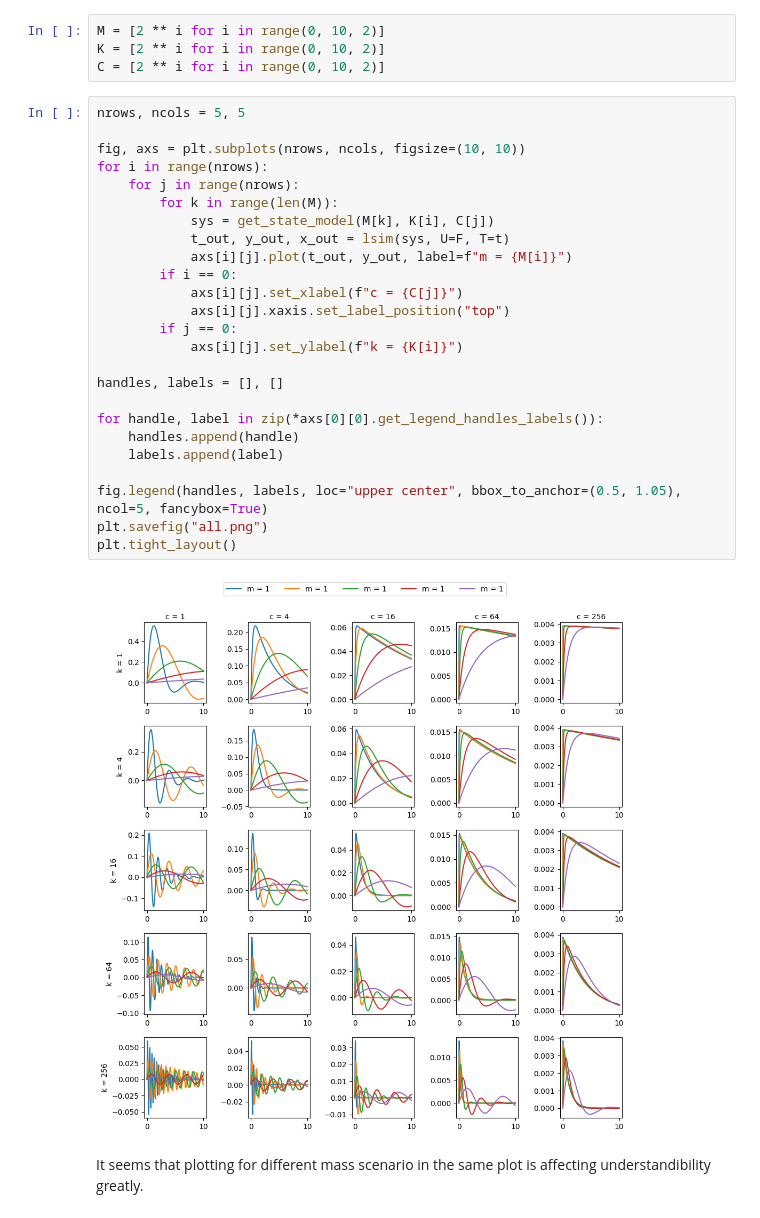
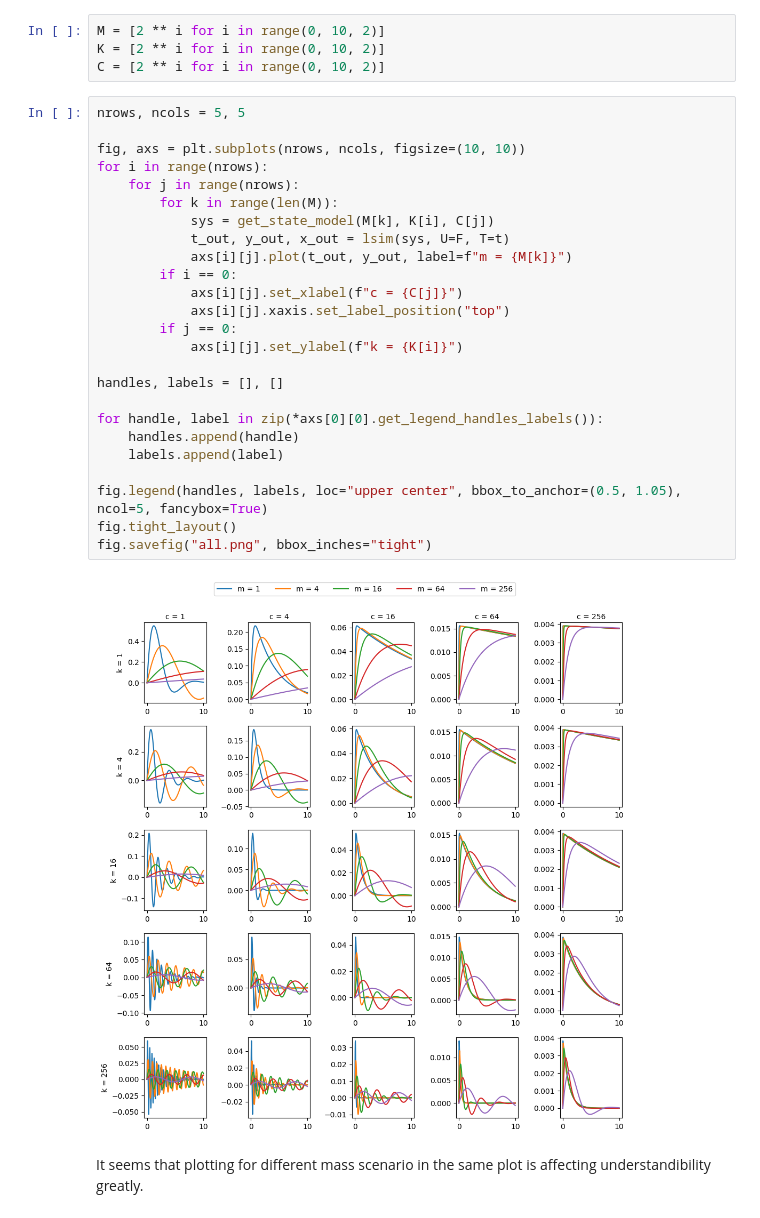
Before and after one commit to Arktetra/notebooks, a Jupyter notebook: 7_spring_damper_system_sim.ipynb, the cells around one changed output. Cells and saved outputs as stored; diff of their text form.

```diff
--- a/7_spring_damper_system_sim.ipynb
+++ b/7_spring_damper_system_sim.ipynb
@@ -36,30 +36,30 @@ C = [2 ** i for i in range(0, 10, 2)]
 # %%
 nrows, ncols = 5, 5
 
 fig, axs = plt.subplots(nrows, ncols, figsize=(10, 10))
 for i in range(nrows):
     for j in range(nrows):
         for k in range(len(M)):
             sys = get_state_model(M[k], K[i], C[j])
             t_out, y_out, x_out = lsim(sys, U=F, T=t)
-            axs[i][j].plot(t_out, y_out, label=f"m = {M[i]}")
+            axs[i][j].plot(t_out, y_out, label=f"m = {M[k]}")
         if i == 0:
             axs[i][j].set_xlabel(f"c = {C[j]}")
             axs[i][j].xaxis.set_label_position("top")
         if j == 0:
             axs[i][j].set_ylabel(f"k = {K[i]}")
 
 handles, labels = [], []
 
 for handle, label in zip(*axs[0][0].get_legend_handles_labels()):
     handles.append(handle)
     labels.append(label)
 
 fig.legend(handles, labels, loc="upper center", bbox_to_anchor=(0.5, 1.05), ncol=5, fancybox=True)
-plt.savefig("all.png")
-plt.tight_layout()
+fig.tight_layout()
+fig.savefig("all.png", bbox_inches="tight")
 # %% [output]
-[figure, old version]
+[figure, new version]
 # %% [markdown]
 It seems that plotting for different mass scenario in the same plot is affecting understandibility greatly.
 # %%
```
